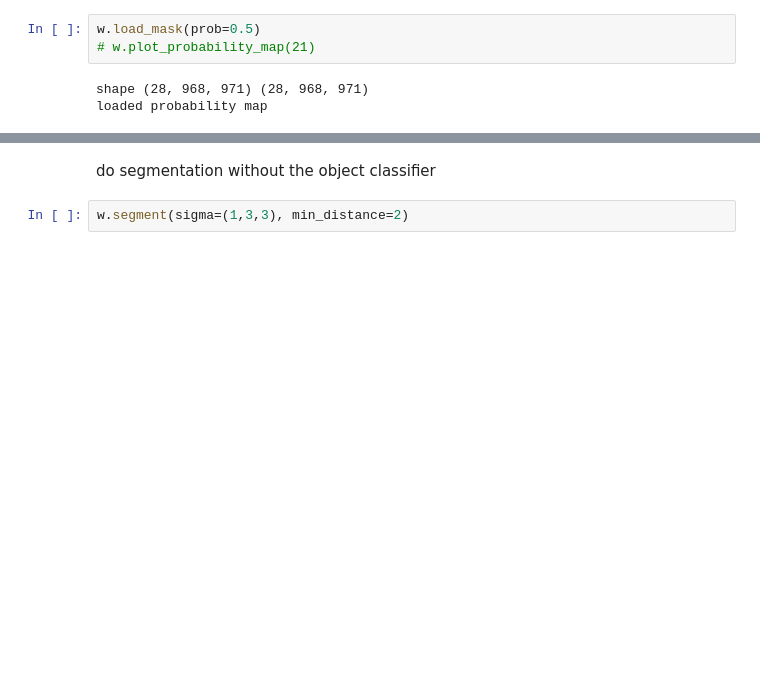
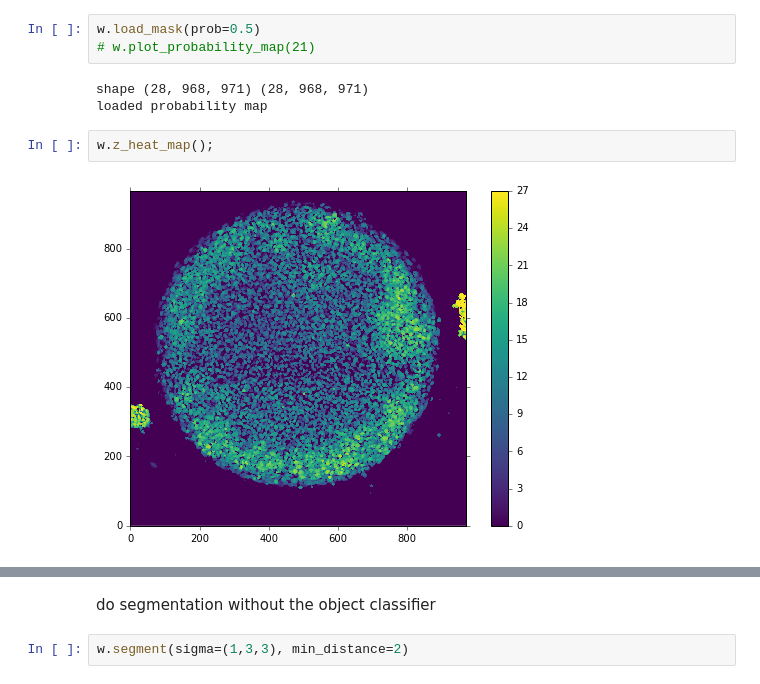
Before and after one commit to jjmetzger/stemcell_segmentation, a Jupyter notebook: mouse_example3.ipynb, the cells around one changed output, grey strips where cells are left out. Drawn from its saved outputs; the diff is of its cells as text; blank space fills up the shorter version.

```diff
--- a/mouse_example3.ipynb
+++ b/mouse_example3.ipynb
@@ -30,3 +30,7 @@ w.load_mask(prob=0.5)
 # %% [output]
 shape (28, 968, 971) (28, 968, 971)
 loaded probability map
+# %%
+w.z_heat_map();
+# %% [output]
+[figure, added]
```
Also changed, not shown: parts of 6 cells of this notebook.
